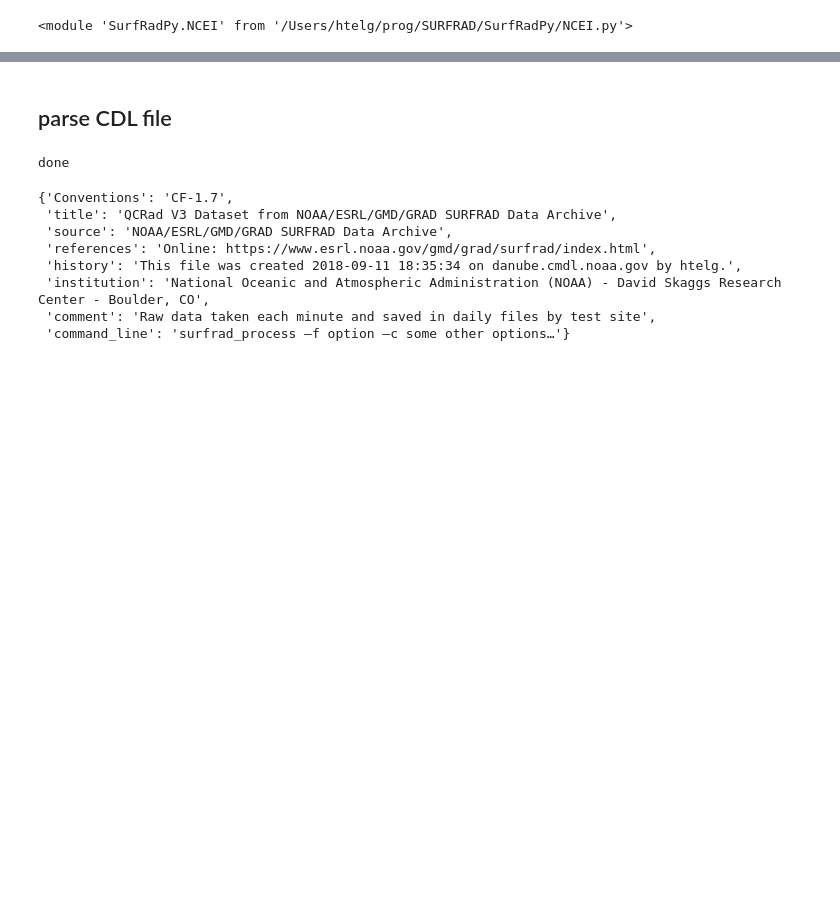
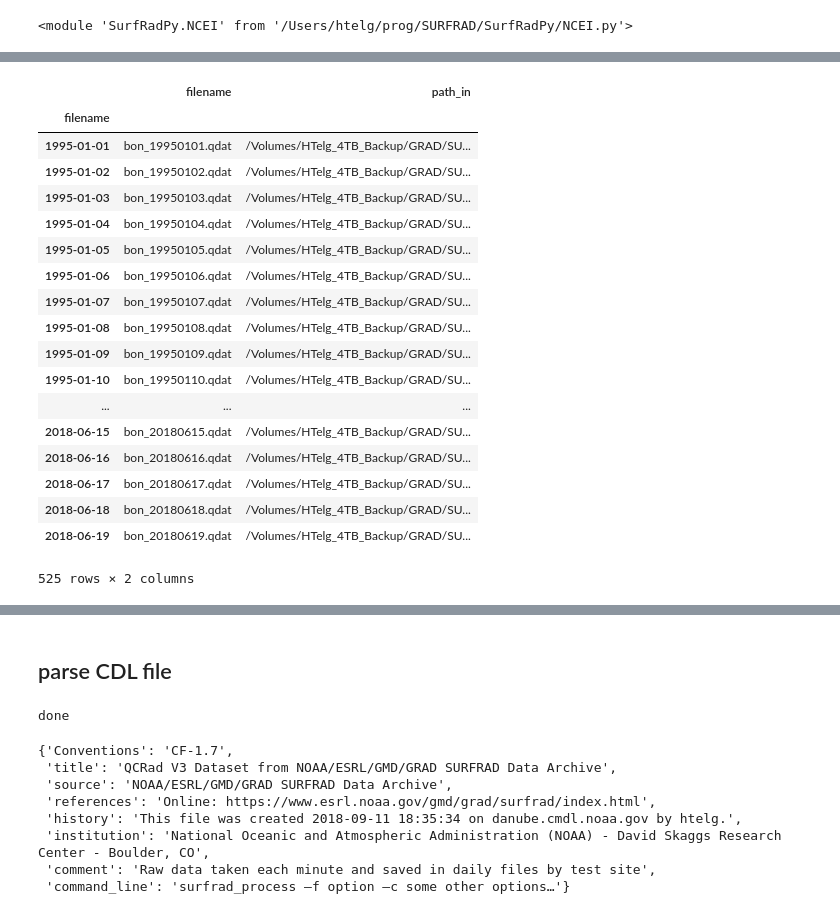
Before and after one commit to hagne/SURFRAD, a Jupyter notebook: notebooks/netCDF_structure.ipynb, the cells around one changed output, grey strips where cells are left out. Cells and saved outputs as stored; diff of their text form; code cells hidden in the pictures; blank space fills up the shorter version.

```diff
--- a/notebooks/netCDF_structure.ipynb
+++ b/notebooks/netCDF_structure.ipynb
@@ -44,0 +418,58 @@ df = ncei.tar_netcdf_files("/Volumes/HTelg_4TB_Backup/GRAD/SURFRAD/NCEI/1995/",
+# %%
+# clean files
+
+# fnames = [i for i in fnames if '.qdat' in i]
+for fn in dir_content:
+    if not _os.path.isdir(folder_in + fn):
+        continue
+
+    # check what station
+    try:
+        station_info = [i for i in _locations if fn in i['abbriviations']][0]
+    except IndexError:
+        raise('The station abbreviation "{}" is unknown. Add station information to source code!'.format(fn))
+# %%
+current_folder = folder_in + fn
+dir_content = _os.listdir(current_folder)
+
+if station_info['type'] == 'mobile':
+    fnames = [i for i in dir_content if '.qdat' in i]
+else:
+    fnames = []
+    paths = []
+    for dc in dir_content:
+        tmp_folder = current_folder + '/' + dc
+        if not _os.path.isdir(tmp_folder):
+            continue
+        dir_content_sub = _os.listdir(tmp_folder)
+        fnames += [i for i in dir_content_sub if '.qdat' in i]
+        paths_in += [tmp_folder + '/' + i for i in dir_content_sub if '.qdat' in i]
+# %%
+df = _pd.DataFrame({'filename': fnames, 'path_in': paths})
+
+# df['month'] = [fn.split('_')[-2] for fn in df.filename]
+# df['year'] = [int(fn.split('_')[-3]) for fn in df.filename]
+# %%
+df.index = df.filename.apply(lambda x: pd.to_datetime(x.split('_')[1].split('.')[0]))
+# %%
+df
+# %% [output]
+|  | filename | path_in |
+| filename |  |  |
+| 1995-01-01 | bon_19950101.qdat | /Volumes/HTelg_4TB_Backup/GRAD/SU... |
+| 1995-01-02 | bon_19950102.qdat | /Volumes/HTelg_4TB_Backup/GRAD/SU... |
+| 1995-01-03 | bon_19950103.qdat | /Volumes/HTelg_4TB_Backup/GRAD/SU... |
+| 1995-01-04 | bon_19950104.qdat | /Volumes/HTelg_4TB_Backup/GRAD/SU... |
+| 1995-01-05 | bon_19950105.qdat | /Volumes/HTelg_4TB_Backup/GRAD/SU... |
+| 1995-01-06 | bon_19950106.qdat | /Volumes/HTelg_4TB_Backup/GRAD/SU... |
+| 1995-01-07 | bon_19950107.qdat | /Volumes/HTelg_4TB_Backup/GRAD/SU... |
+| 1995-01-08 | bon_19950108.qdat | /Volumes/HTelg_4TB_Backup/GRAD/SU... |
+| 1995-01-09 | bon_19950109.qdat | /Volumes/HTelg_4TB_Backup/GRAD/SU... |
+| 1995-01-10 | bon_19950110.qdat | /Volumes/HTelg_4TB_Backup/GRAD/SU... |
+| ... | ... | ... |
+| 2018-06-15 | bon_20180615.qdat | /Volumes/HTelg_4TB_Backup/GRAD/SU... |
+| 2018-06-16 | bon_20180616.qdat | /Volumes/HTelg_4TB_Backup/GRAD/SU... |
+| 2018-06-17 | bon_20180617.qdat | /Volumes/HTelg_4TB_Backup/GRAD/SU... |
+| 2018-06-18 | bon_20180618.qdat | /Volumes/HTelg_4TB_Backup/GRAD/SU... |
+| 2018-06-19 | bon_20180619.qdat | /Volumes/HTelg_4TB_Backup/GRAD/SU... |
+525 rows × 2 columns
```
Also changed, not shown: parts of 35 cells of this notebook, 3 other files.
